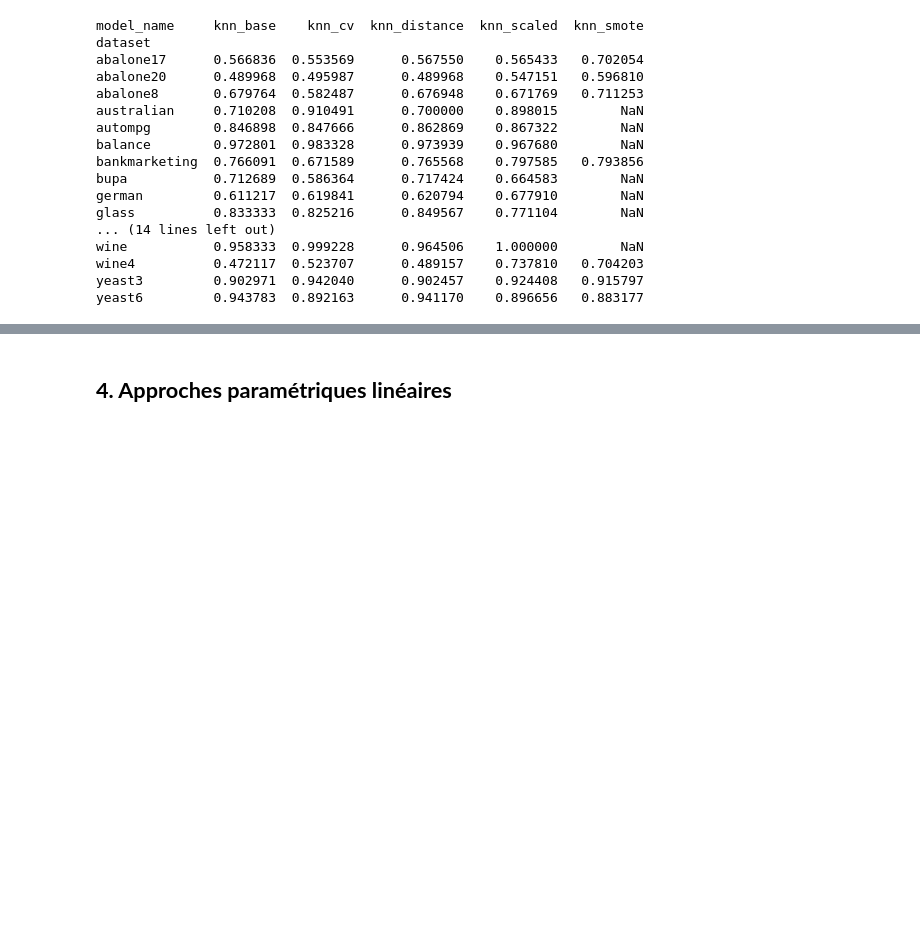
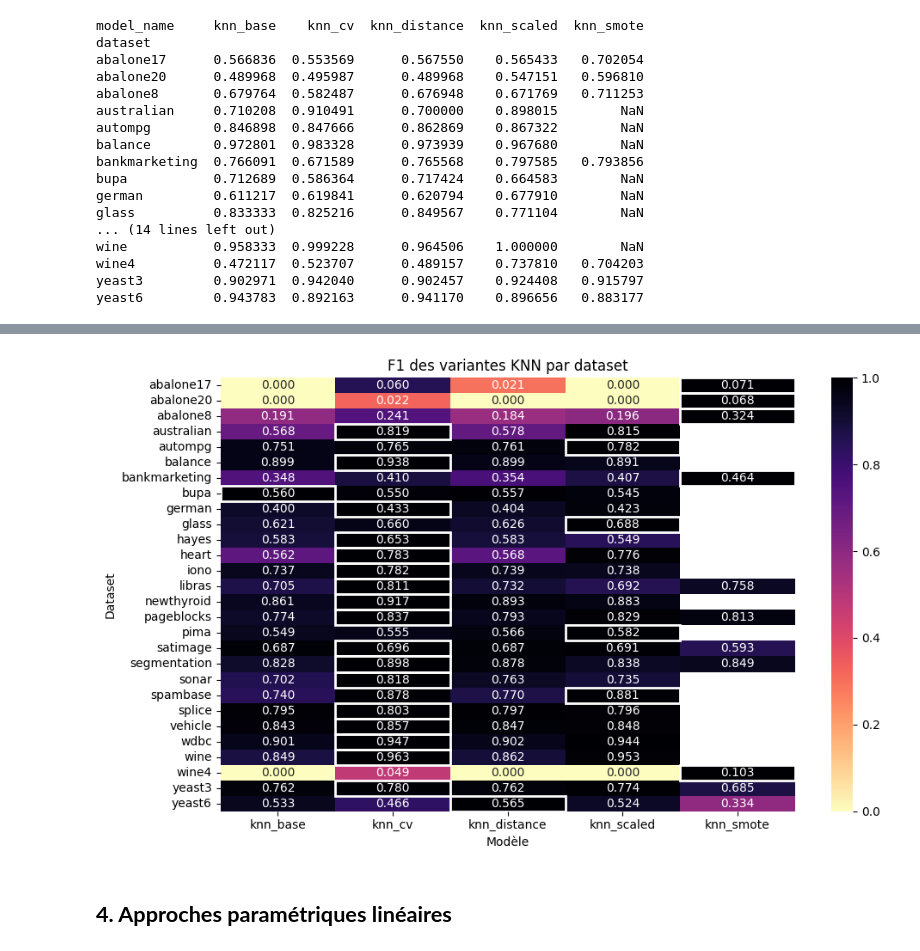
Before and after one commit to yousra-bouhanna/Machine_Learning_Challenge, a Jupyter notebook: Part 1.ipynb, the cells around one changed output, grey strips where cells are left out. Drawn from its saved outputs; the diff is of its cells as text; code cells hidden in the pictures; blank space fills up the shorter version.

```diff
--- a/Part 1.ipynb
+++ b/Part 1.ipynb
@@ -56,7 +56,7 @@ datasets = [
 info_rows = []
 imbalanced_datasets = []   # pour stocker les jeux déséquilibrés
 
-threshold = 0.3            # classe minoritaire < 30% => déséquilibré
+threshold = 0.2           # classe minoritaire < 20% => déséquilibré
 
 for name in datasets:
     X, y = data_recovery(name)
@@ -92,7 +92,7 @@ for name in datasets:
 
 info_df = pd.DataFrame(info_rows)
 print(info_df)
-info_df.to_csv("dataset_info_summary.csv", index=False)
+#info_df.to_csv("dataset_info_summary.csv", index=False)
 
 # Affichage des datasets déséquilibrés
 print("\nDatasets déséquilibrés (< 30% de la classe minoritaire) :")
@@ -435,3 +533,8 @@ australian        0.898015            NaN
+# %%
+# Affichage de la heatmap des F1 moyens par dataset et par variante KNN, avec encadrement de la meilleure méthode
+plot_f1_heatmap(results_knn_df, family_name="KNN", normalize_rows=True)
+# %% [output]
+[figure, added]
 # %% [markdown]
 ## **4. Approches paramétriques linéaires**
 # %%
```
Also changed, not shown: parts of 14 cells of this notebook, 2 other files.
